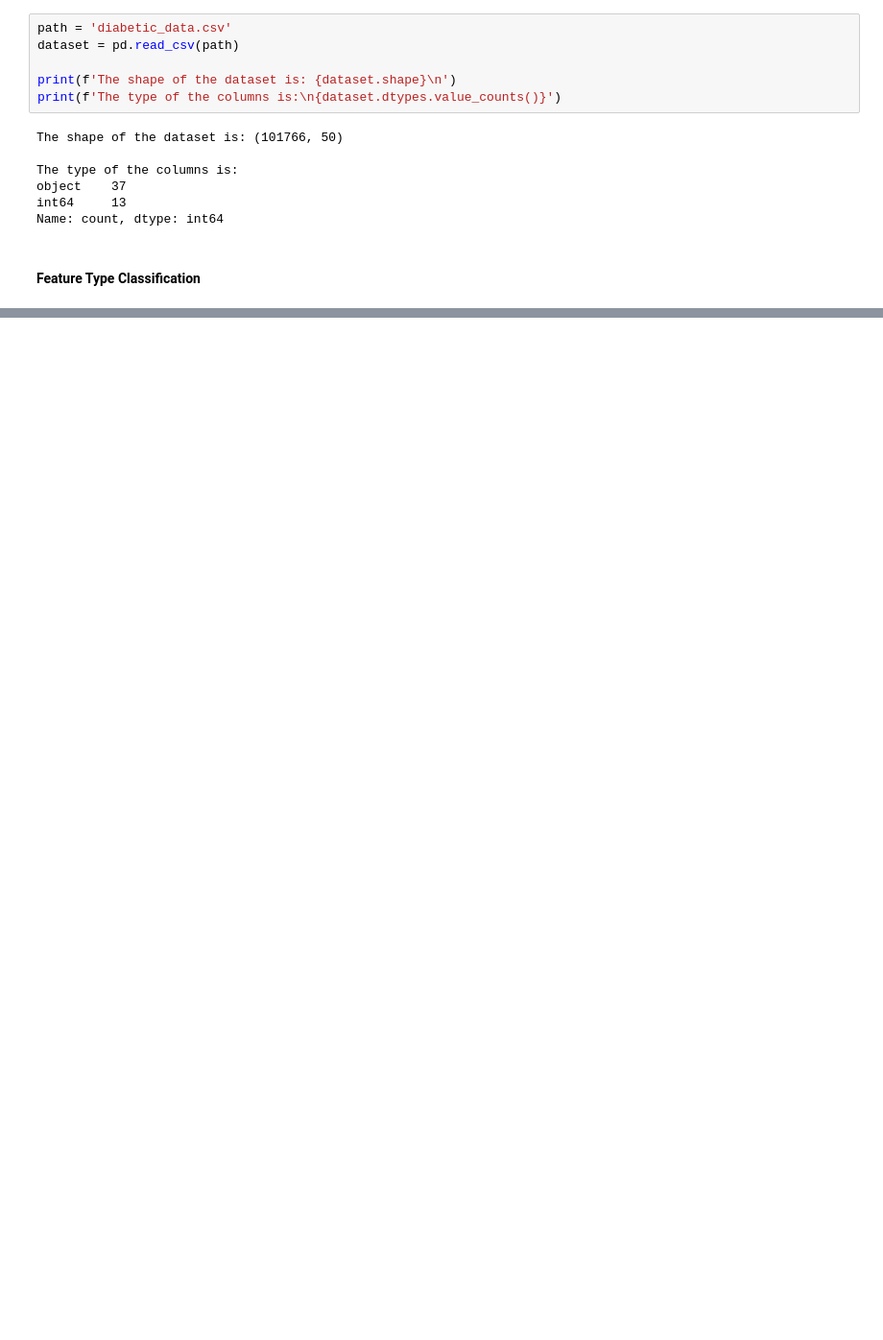
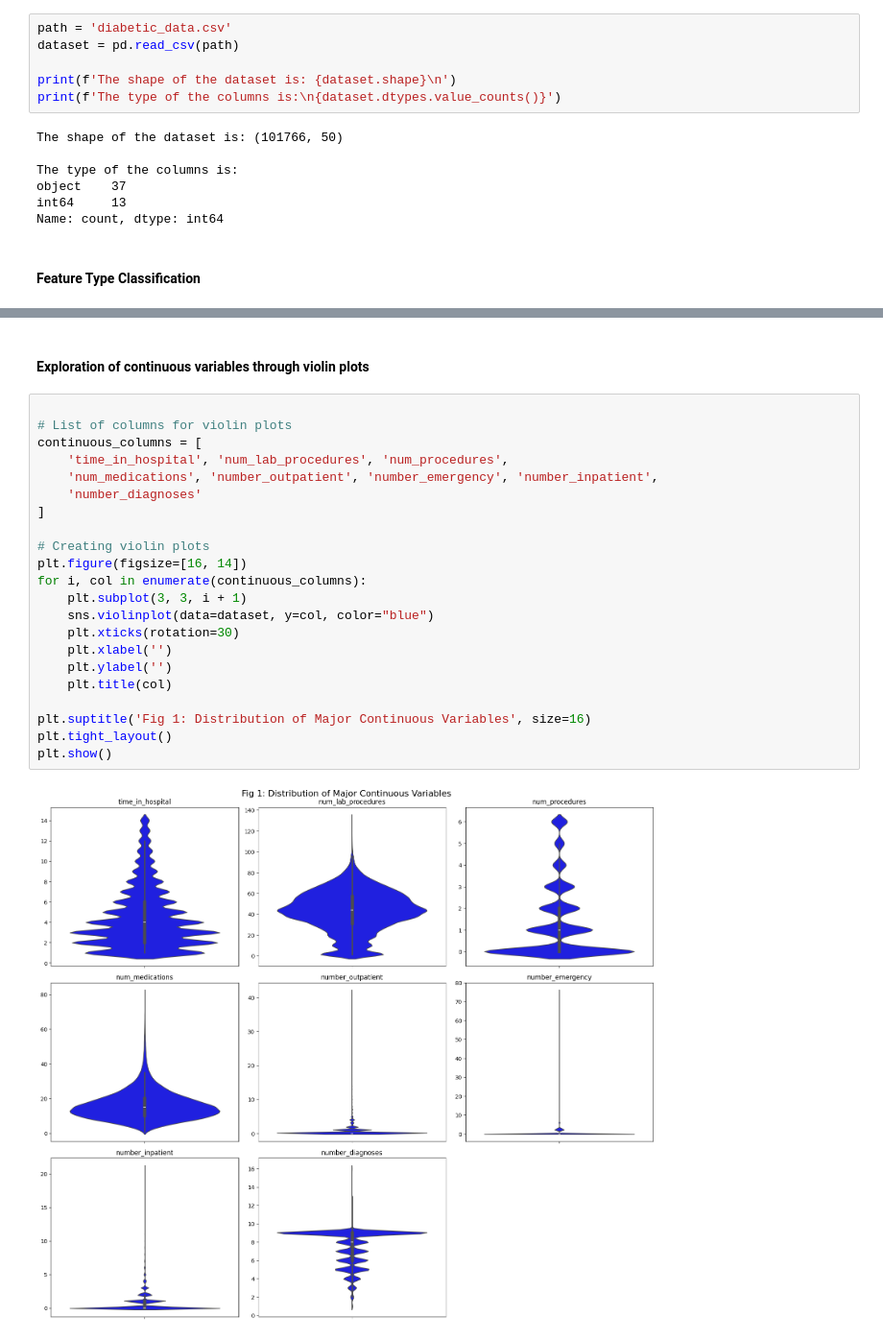
Before and after one commit to 14Richa/Patient-Readmission-Analysis, a Jupyter notebook: Readmission_Predictions.ipynb, the cells around one changed output, grey strips where cells are left out. Shown at 96% size. Saved outputs shown, nothing was run; the diff lists cells and outputs as text; blank space fills up the shorter version.

```diff
--- a/Readmission_Predictions.ipynb
+++ b/Readmission_Predictions.ipynb
@@ -172,0 +227,26 @@ Sample Rows:
+# %% [markdown]
+#### Exploration of continuous variables through violin plots
+# %%
+
+# List of columns for violin plots
+continuous_columns = [
+    'time_in_hospital', 'num_lab_procedures', 'num_procedures',
+    'num_medications', 'number_outpatient', 'number_emergency', 'number_inpatient',
+    'number_diagnoses'
+]
+
+# Creating violin plots
+plt.figure(figsize=[16, 14])
+for i, col in enumerate(continuous_columns):
+    plt.subplot(3, 3, i + 1)
+    sns.violinplot(data=dataset, y=col, color="blue")
+    plt.xticks(rotation=30)
+    plt.xlabel('')
+    plt.ylabel('')
+    plt.title(col)
+
+plt.suptitle('Fig 1: Distribution of Major Continuous Variables', size=16)
+plt.tight_layout()
+plt.show()
+# %% [output]
+[figure, added]
```
Also changed, not shown: parts of 25 cells of this notebook.
